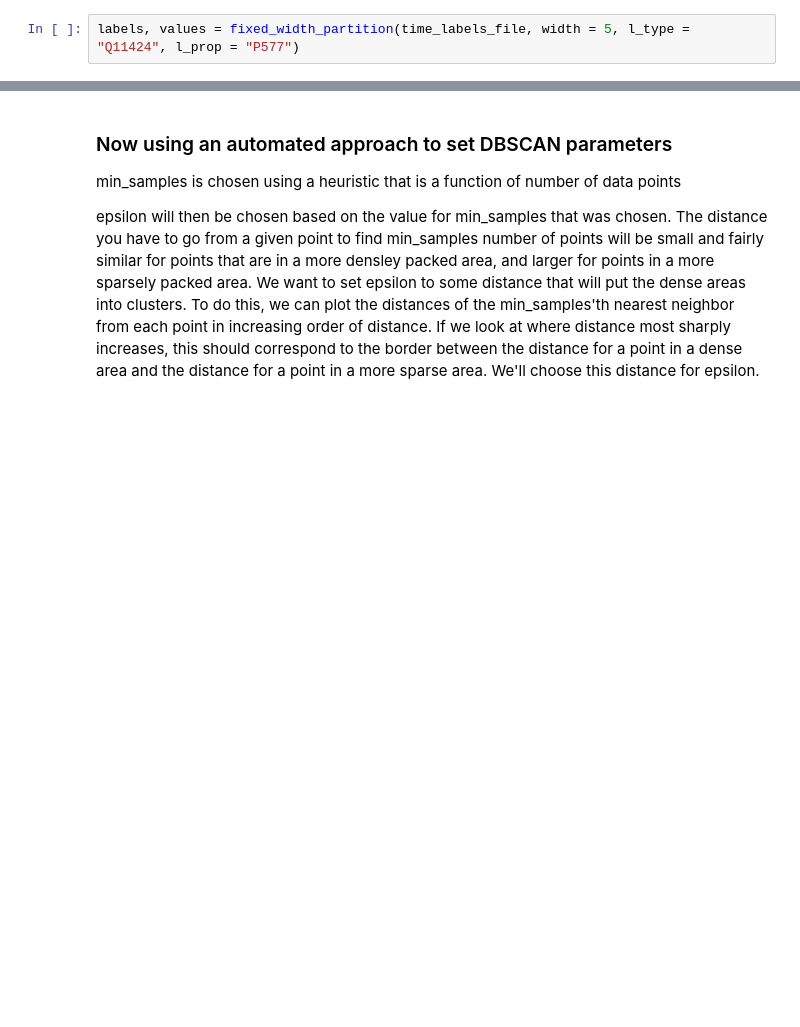
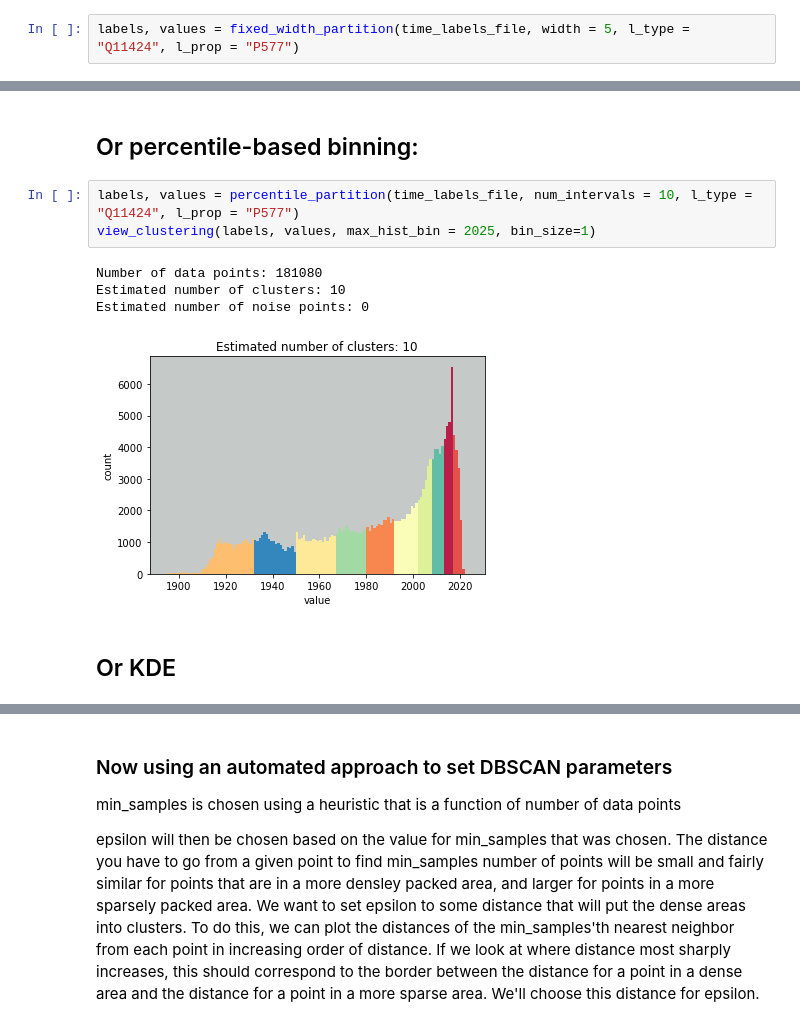
Before and after one commit to nicklein/kgtk, a Jupyter notebook: entity_profiling/2_explore_label_discretization.ipynb, the cells around one changed output, grey strips where cells are left out. Saved outputs shown, nothing was run; the diff lists cells and outputs as text; blank space fills up the shorter version.

```diff
--- a/entity_profiling/2_explore_label_discretization.ipynb
+++ b/entity_profiling/2_explore_label_discretization.ipynb
@@ -382,0 +422,12 @@ Estimated number of noise points: 0
+# %% [markdown]
+## Or percentile-based binning:
+# %%
+labels, values = percentile_partition(time_labels_file, num_intervals = 10, l_type = "Q11424", l_prop = "P577")
+view_clustering(labels, values, max_hist_bin = 2025, bin_size=1)
+# %% [output]
+Number of data points: 181080
+Estimated number of clusters: 10
+Estimated number of noise points: 0
+[figure, added]
+# %% [markdown]
+## Or KDE
```
Also changed, not shown: parts of 10 cells of this notebook.
